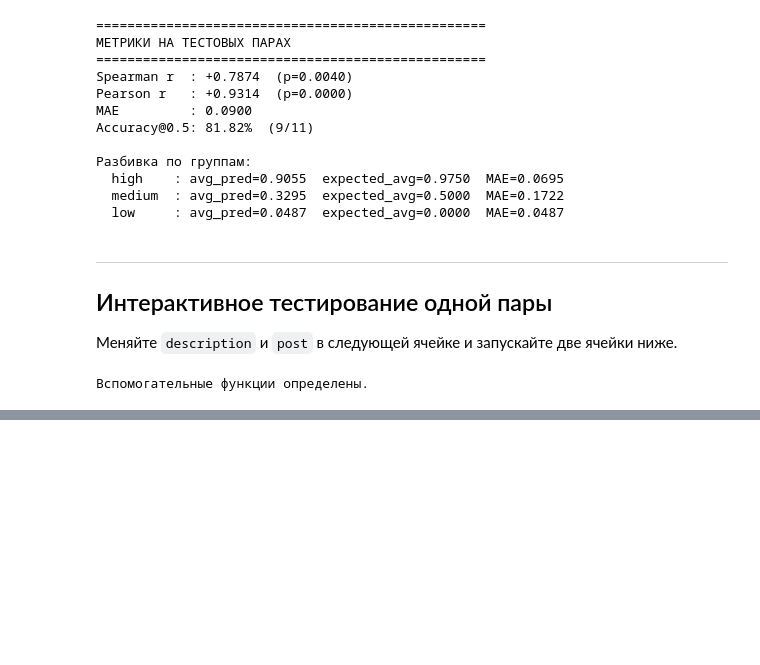
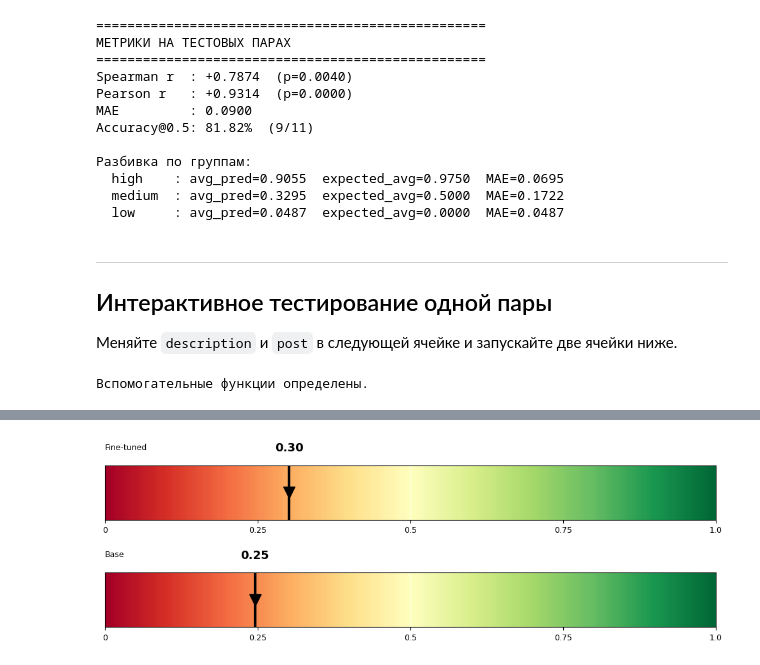
Before and after one commit to D-Blinnikov/channels-recommender, a Jupyter notebook: test-cross-encoder.ipynb, the cells around one changed output, grey strips where cells are left out. Drawn from its saved outputs; the diff is of its cells as text; code cells hidden in the pictures; blank space fills up the shorter version.

```diff
--- a/test-cross-encoder.ipynb
+++ b/test-cross-encoder.ipynb
@@ -467,0 +416,97 @@ Score : 0.8854
+# %%
+# ── Подставляйте сюда свои тексты ────────────────────────────────────────────
+
+description = """
+34-дюймовый дисплей octopus с разрешением 4K 165 Гц отличается увеличенным размером, высоким разрешением и высокой частотой обновления.
+
+1.Сверхширокий экран: Соотношение сторон экрана составляет 21:9, что больше, чем у традиционного дисплея 16:9, что обеспечивает более широкое поле зрения и улучшает качество игр, просмотра фильмов, многозадачности и т.д.
+
+2.Высокое разрешение: разрешение 4K (3440×1440) позволяет получать четкие изображения с высокой детализацией.
+
+3.Высокая частота обновления: Частота обновления 165 Гц позволяет сделать изображение более плавным и уменьшить остаточное изображение и размытие, особенно для киберспортсменов и высококлассных геймеров, она позволяет более точно отображать изображение на экране, тем самым уменьшая задержку и разрывы, а также улучшая качество игры.
+
+4.Сильное ощущение погружения: широкий экран и возможный дизайн изогнутой поверхности (кривизна 1500R) создают у пользователей определенное ощущение обертывания и погружения в визуальный мир.
+
+5.Хорошая цветопередача: он обычно имеет широкий охват цветовой гаммы, цветовое отображение является естественным и насыщенным, и он может лучше отображать различные цвета.Он достигает 121% цветовой гаммы sRGB и 102% цветовой гаммы DCI-P3.
+
+6.Богатые интерфейсы: оснащенный несколькими интерфейсами, такими как HDMI 2.0 и DP 1.2, он удобен для подключения различных устройств, включая порты аудиовыхода, USB и т.д.
+
+7.Многофункциональность: поддерживает технологию AMD FreeSync для уменьшения разрывов экрана; имеет подъемный и вращающийся кронштейн, с помощью которого можно гибко регулировать высоту и угол наклона дисплея; также имеет функцию PIP / PBP, которая позволяет подключать два компьютера одновременно и отображать несколько экранов.""".strip()
+
+post = """
+Лучшие компоненты для зоны вокруг глаз, которые действительно работают.
+
+Кожа вокруг глаз является самой тонкой и нежной и именно здесь первыми проявляются признаки усталости и старения. Однако, с правильными ингредиентами вы можете поддерживать упругость, сияние и гладкость этой области.
+
+Давайте рассмотрим ключевые компоненты, которые действительно эффективны:
+
+🟢Пептиды - стимулируют производство коллагена, улучшают упругость кожи и уменьшают морщины. Особенно полезны медные пептиды и Matrixyl.
+
+🟢Кофеин - помогает уменьшить отеки, улучшает циркуляцию крови, и уменьшает появление темных кругов под глазами.
+
+🟢Гиалуроновая кислота - интенсивно увлажняет кожу, делая ее более плотной и гладкой. Особенно важна при сухости кожи, но важно контролировать дозировку, чтобы избежать отечности.
+
+🟢Ниацинамид (витамин B3) - осветляет пигментацию, укрепляет защитный барьер кожи, уменьшает темные круги под глазами и придает коже свежий вид.
+
+🟢Экстракт зеленого чая или огурца - натуральные антиоксиданты, которые снимают раздражение, успокаивают кожу и борются с повреждениями от свободных радикалов.
+
+🟢Ретинол в микродозах - ускоряет обновление клеток и борется с морщинами. Однако важно выбирать формулы, специально разработанные для области вокруг глаз, мягкие и безопасные. В своих кремах я использую - бакучиол.
+
+⚠️ Совет: При нанесении ухода вокруг глаз не тяните кожу - используйте легкие похлопывающие движения с подушечками пальцев.""".strip()
+
+# ─────────────────────────────────────────────────────────────────────────────
+
+BASE_MODEL_NAME = "DiTy/cross-encoder-russian-msmarco"
+
+if "base_model" not in dir():
+    from sentence_transformers import CrossEncoder as _CE
+    base_model = _CE(BASE_MODEL_NAME)
+    print(f"Базовая модель загружена: {BASE_MODEL_NAME}")
+
+score_ft   = predict_single(description, post)
+score_base = float(base_model.predict([[description, post]]))
+
+# ── текстовый вывод ──────────────────────────────────────────────────────────
+def _verdict(s):
+    if s >= 0.65: return "ВЫСОКАЯ",  "\033[32m"
+    if s >= 0.35: return "СРЕДНЯЯ",  "\033[33m"
+    return              "НИЗКАЯ",   "\033[31m"
+
+v_ft,   c_ft   = _verdict(score_ft)
+v_base, c_base = _verdict(score_base)
+
+print(f"Fine-tuned (stable) : {c_ft}{score_ft:.2f}  {v_ft}\033[0m")
+print(f"Базовая модель      : {c_base}{score_base:.2f}  {v_base}\033[0m")
+
+# ── два gauge рядом ──────────────────────────────────────────────────────────
+import matplotlib.pyplot as plt
+import numpy as np
+
+gradient = np.linspace(0, 1, 300).reshape(1, -1)
+
+fig, axes = plt.subplots(
+    2, 1,
+    figsize=(10, 3.5),
+)
+
+for ax, score, label in zip(
+    axes,
+    [score_ft, score_base],
+    ["Fine-tuned", f"Base"],
+):
+    ax.imshow(gradient, aspect="auto", cmap="RdYlGn", extent=[0, 1, 0, 1])
+    ax.axvline(score, color="black", linewidth=3)
+    ax.plot(score, 0.5, "v", color="black", markersize=13)
+    ax.text(score, 1.22, f"{score:.2f}",
+            ha="center", va="bottom", fontsize=13, fontweight="bold")
+    ax.set_xlim(0, 1)
+    ax.set_ylim(0, 1)
+    ax.set_yticks([])
+    ax.set_xticks([0, 0.25, 0.5, 0.75, 1.0])
+    ax.set_xticklabels(["0", "0.25", "0.5", "0.75", "1.0"], fontsize=9)
+    ax.set_title(label, fontsize=9, pad=18, loc="left")
+    ax.axvline(0.5, color="white", linewidth=1, linestyle="--", alpha=0.7)
+
+plt.tight_layout()
+plt.show()
+# %% [output]
@@ -467,0 +515 @@ Score : 0.8854
+[figure, added]
```
Also changed, not shown: parts of 3 cells of this notebook, 1 other file.
